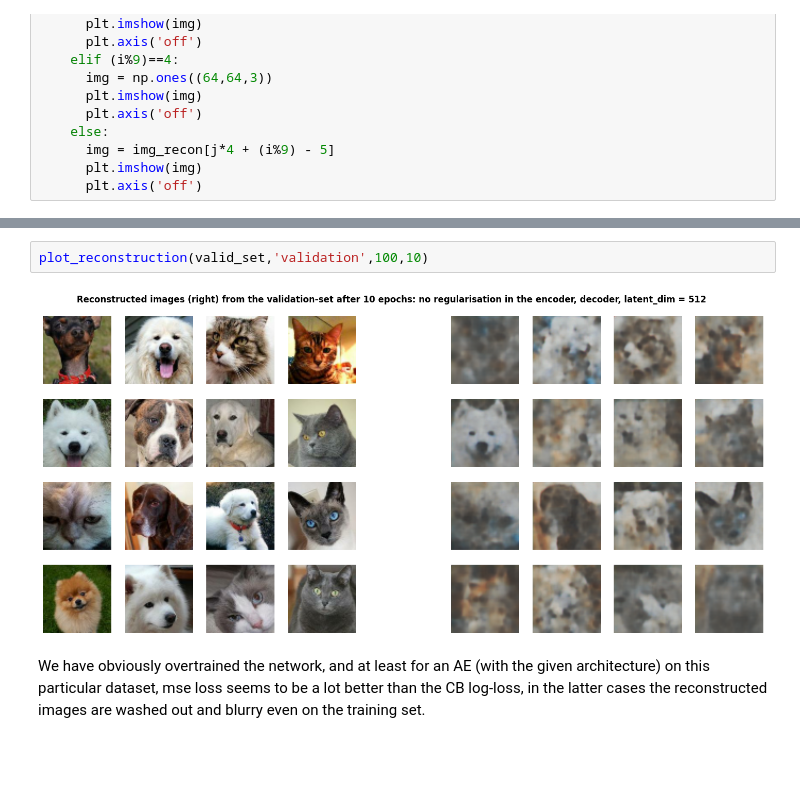
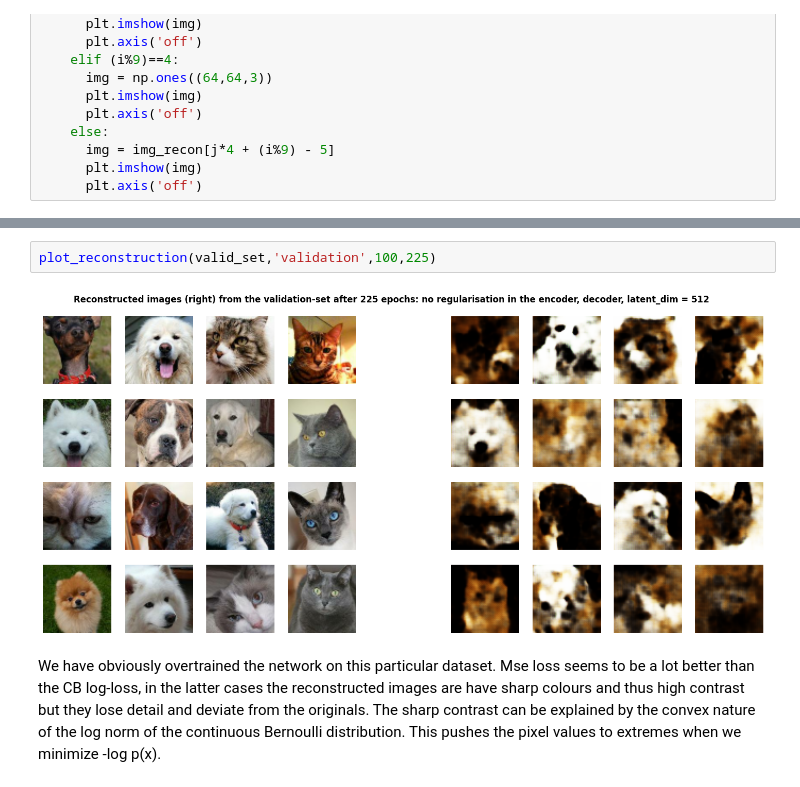
Before and after one commit to AtSourav/AE-CatsnDogs-Continuous-Bernoulli, a Jupyter notebook: AE_Continuous_Bernoulli_cats&dogs.ipynb, the cells around one changed output, grey strips where cells are left out. Saved outputs shown, nothing was run; the diff lists cells and outputs as text; blank space fills up the shorter version.

```diff
--- a/AE_Continuous_Bernoulli_cats&dogs.ipynb
+++ b/AE_Continuous_Bernoulli_cats&dogs.ipynb
@@ -404,6 +427,6 @@ plot_reconstruction(train_set,'training',333,180)
 # %%
-plot_reconstruction(valid_set,'validation',100,10)
+plot_reconstruction(valid_set,'validation',100,225)
 # %% [output]
-[figure, old version]
+[figure, new version]
 # %% [markdown]
-We have obviously overtrained the network, and at least for an AE (with the given architecture) on this particular dataset, mse loss seems to be a lot better than the CB log-loss, in the latter cases the reconstructed images are washed out and blurry even on the training set.
+We have obviously overtrained the network on this particular dataset. Mse loss seems to be a lot better than the CB log-loss, in the latter cases the reconstructed images are have sharp colours and thus high contrast but they lose detail and deviate from the originals. The sharp contrast can be explained by the convex nature of the log norm of the continuous Bernoulli distribution. This pushes the pixel values to extremes when we minimize -log p(x).
```
Also changed, not shown: parts of 18 cells of this notebook.
